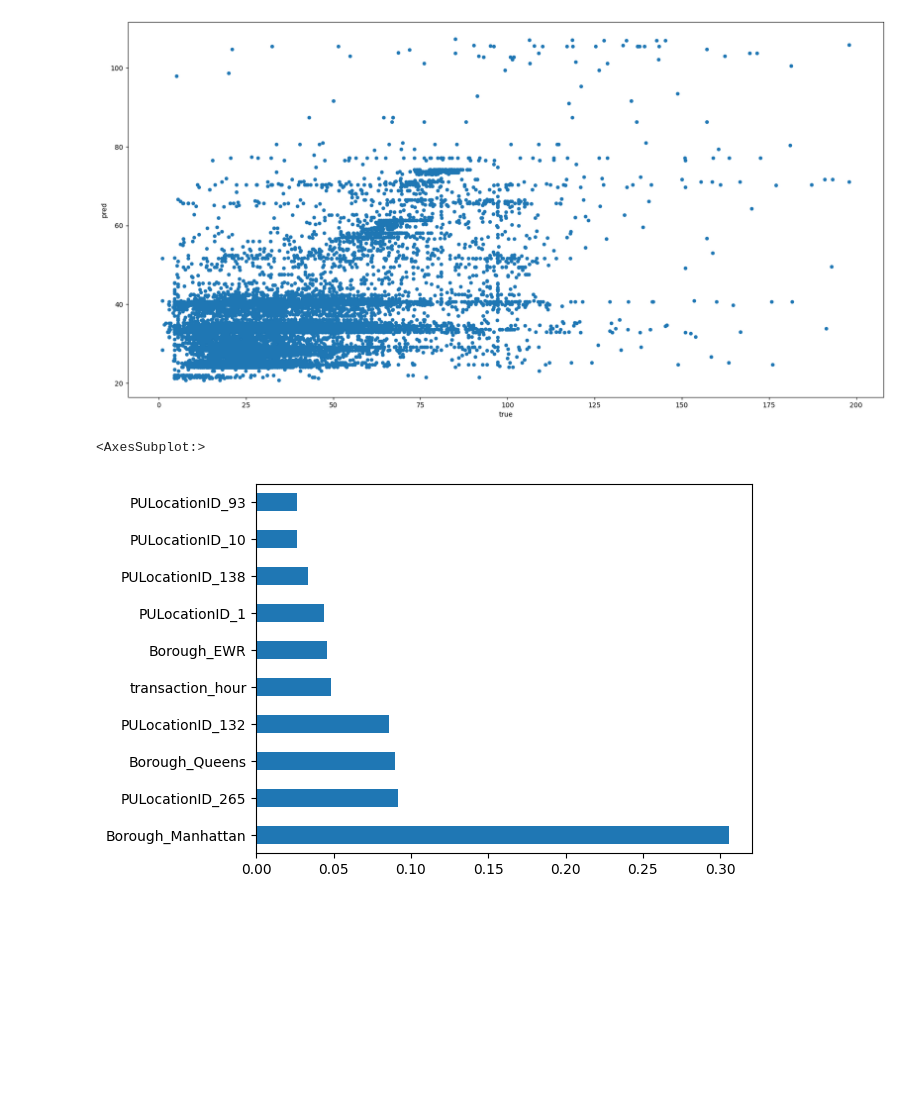
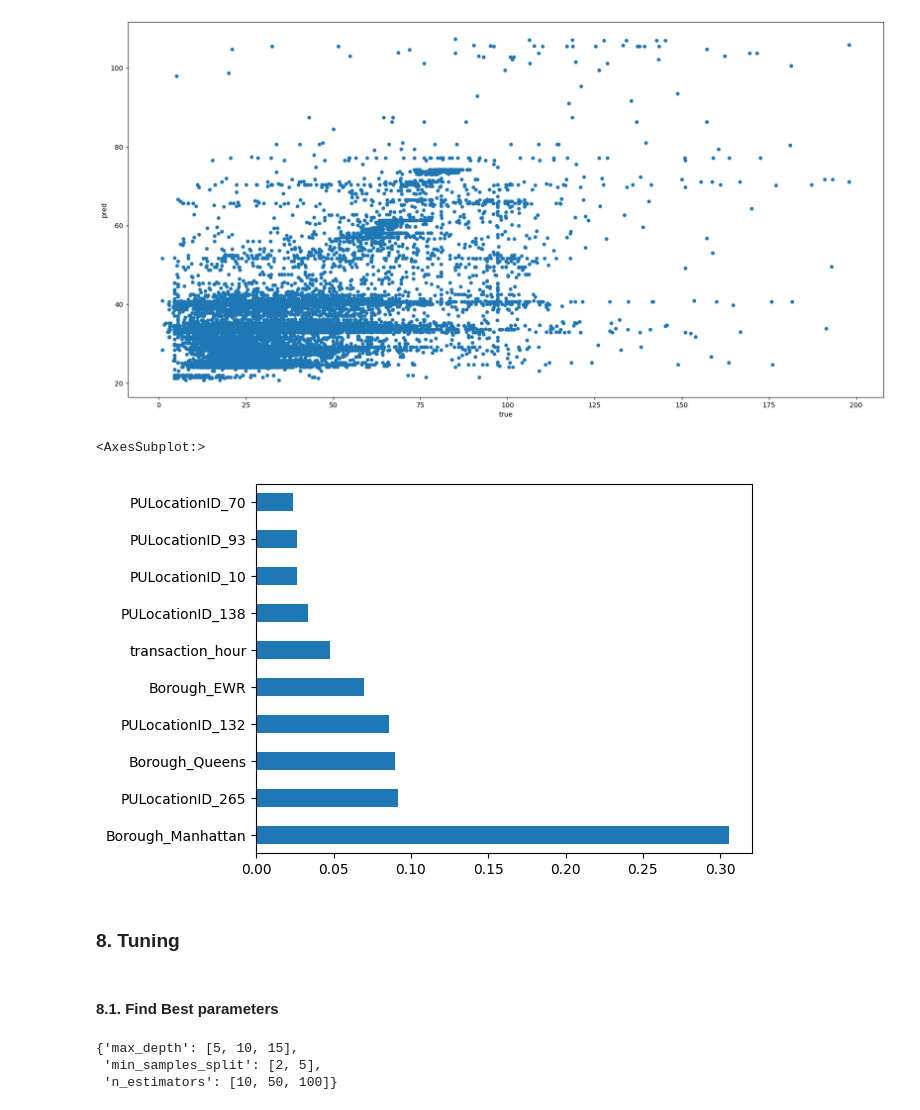
Before and after one commit to AbhinavS-30/New-York-Taxi-Analysis, a Jupyter notebook: script.ipynb, the cells around one changed output. Drawn from its saved outputs; the diff is of its cells as text; code cells hidden in the pictures; blank space fills up the shorter version.

```diff
--- a/script.ipynb
+++ b/script.ipynb
@@ -710,7 +710,7 @@ x = data_for_model[input_features]
 y = data_for_model[target_feature]
 
 # one-hot encode
-x = pd.get_dummies(X)
+x = pd.get_dummies(x)
 
 x_train, x_test, y_train, y_test = train_test_split(x, y, test_size=0.33, random_state=42)
 # %% [markdown]
@@ -937,9 +935,13 @@ results.plot(figsize=(20,10), kind='scatter', x='true', y='pred')
 <AxesSubplot:xlabel='true', ylabel='pred'>
 [figure]
 # %%
-(pd.Series(model_at_hand.feature_importances_, index=X_train.columns)
+(pd.Series(model_at_hand.feature_importances_, index=x_train.columns)
    .nlargest(10)
    .plot(kind='barh'))
 # %% [output]
 <AxesSubplot:>
-[figure, old version]
+[figure, new version]
+# %% [markdown]
+### 8. Tuning
+# %% [markdown]
+#### 8.1. Find Best parameters
@@ -945,0 +962,14 @@ results.plot(figsize=(20,10), kind='scatter', x='true', y='pred')
+# %%
+import pprint as pp
+
+# Create the random grid
+random_grid = {
+    'n_estimators': [10, 50, 100],
+    'max_depth': [5, 10, 15],
+    'min_samples_split': [2, 5],
+}
+pp.pprint(random_grid)
+# %% [output]
+{'max_depth': [5, 10, 15],
+ 'min_samples_split': [2, 5],
+ 'n_estimators': [10, 50, 100]}
```
Also changed, not shown: parts of 29 cells of this notebook.
